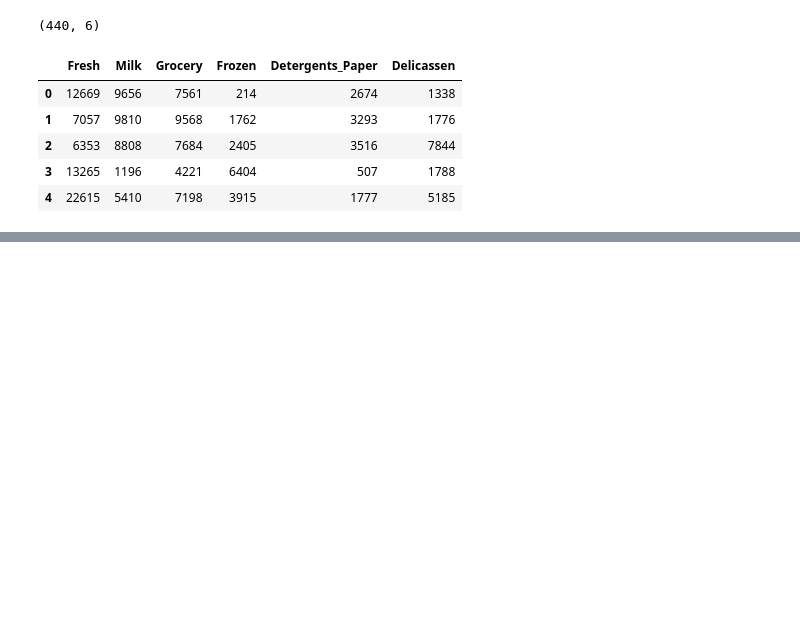
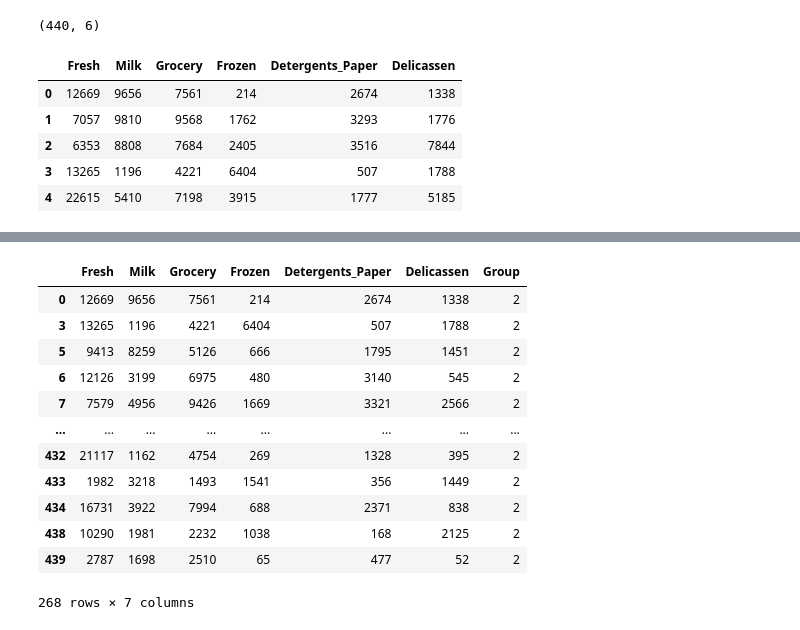
Before and after one commit to Rajeevkavala/Application-Development, a Jupyter notebook: Day-24.ipynb, the cells around one changed output, grey strips where cells are left out. Drawn from its saved outputs; the diff is of its cells as text; code cells hidden in the pictures; blank space fills up the shorter version.

```diff
--- a/Day-24.ipynb
+++ b/Day-24.ipynb
@@ -353,0 +375,16 @@ np.float64(0.3453424633499498)
+# %%
+cust_kmeans_data[cust_kmeans_data["Group"]==2]
+# %% [output]
+|  | Fresh | Milk | Grocery | Frozen | Detergents_Paper | Delicassen | Group |
+| 0 | 12669 | 9656 | 7561 | 214 | 2674 | 1338 | 2 |
+| 3 | 13265 | 1196 | 4221 | 6404 | 507 | 1788 | 2 |
+| 5 | 9413 | 8259 | 5126 | 666 | 1795 | 1451 | 2 |
+| 6 | 12126 | 3199 | 6975 | 480 | 3140 | 545 | 2 |
+| 7 | 7579 | 4956 | 9426 | 1669 | 3321 | 2566 | 2 |
+| ... | ... | ... | ... | ... | ... | ... | ... |
+| 432 | 21117 | 1162 | 4754 | 269 | 1328 | 395 | 2 |
+| 433 | 1982 | 3218 | 1493 | 1541 | 356 | 1449 | 2 |
+| 434 | 16731 | 3922 | 7994 | 688 | 2371 | 838 | 2 |
+| 438 | 10290 | 1981 | 2232 | 1038 | 168 | 2125 | 2 |
+| 439 | 2787 | 1698 | 2510 | 65 | 477 | 52 | 2 |
+268 rows × 7 columns
```
Also changed, not shown: parts of 14 cells of this notebook.
